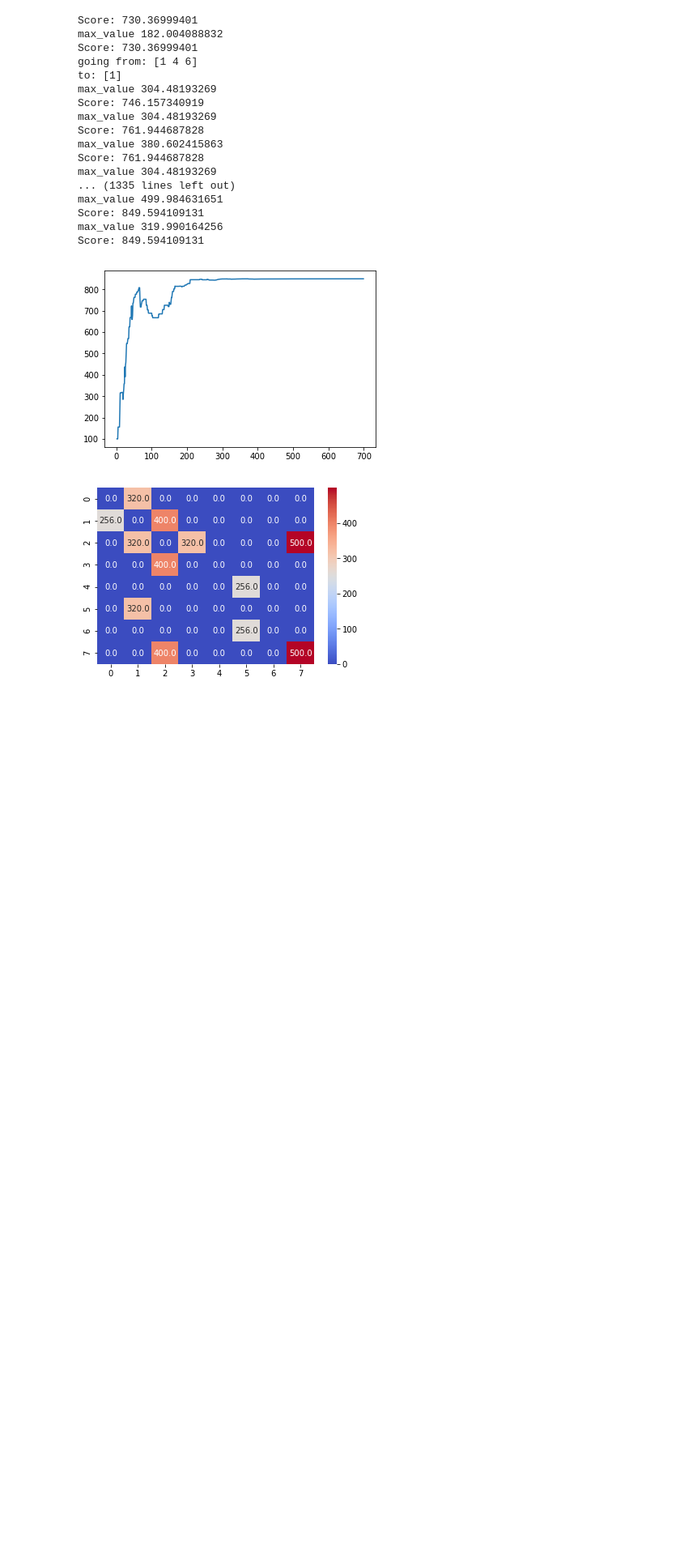
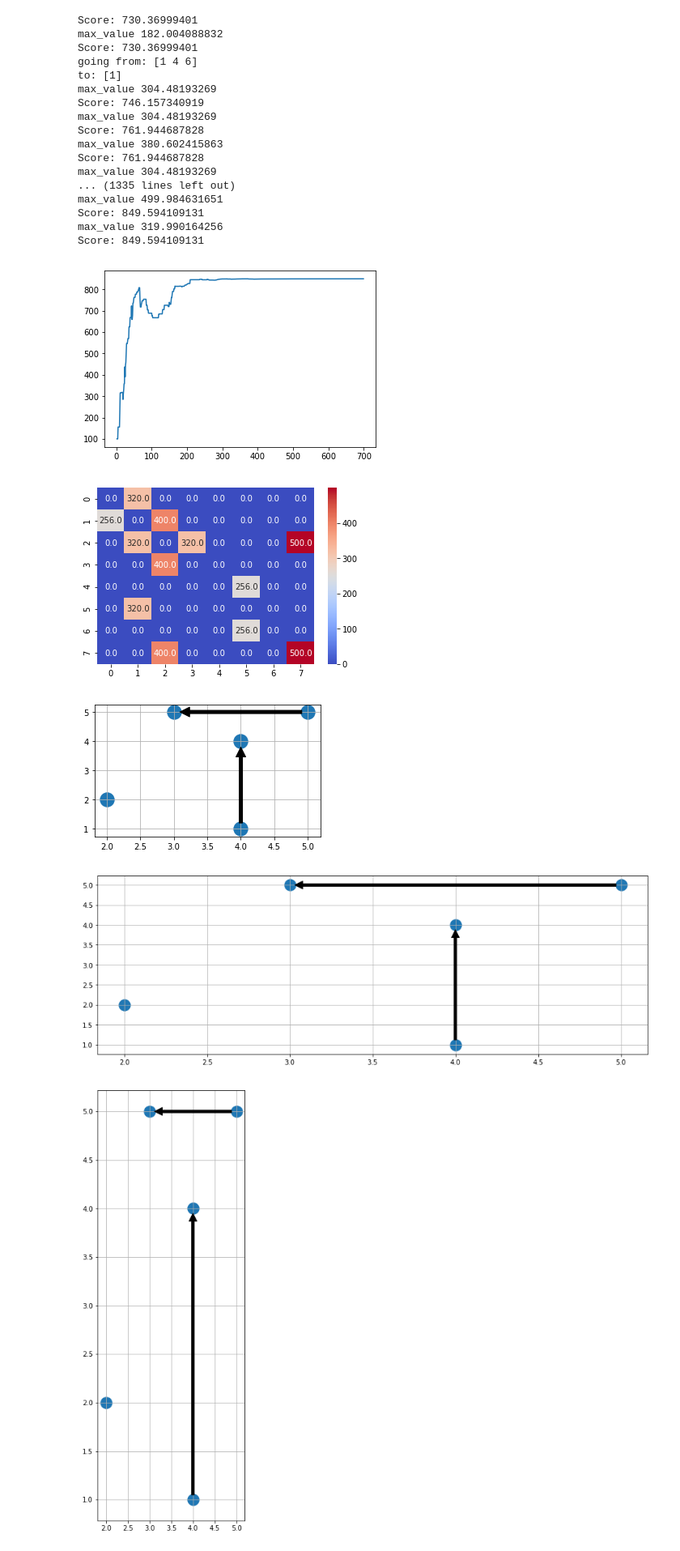
Before and after one commit to ciortanmadalina/reinforcement-learning-ai-course, a Jupyter notebook: beehive-tutorial.ipynb, the cells around one changed output. Shown at 81% size. Saved outputs shown, nothing was run; the diff lists cells and outputs as text; code cells hidden in the pictures; blank space fills up the shorter version.

```diff
--- a/beehive-tutorial.ipynb
+++ b/beehive-tutorial.ipynb
@@ -431,3 +432,25 @@ Score: 849.594109131
 sns.heatmap(Q,  cmap='coolwarm', annot=True, fmt=".1f");
 # %% [output]
 [figure]
+# %%
+for siz in [(5,3), (15,5), (4,12)]:
+    fig = plt.figure(figsize=siz) # create figure
+
+    # set circleSize and plot
+    circleSize = 300 # in points²
+    plt.scatter([2,4,3,4,5],[2,1,5,4,5], s=circleSize)
+
+    figSize = (fig.get_figwidth(),fig.get_figheight()) # in inches
+    axSize = (plt.xlim()[1]-plt.xlim()[0],plt.ylim()[1]-plt.ylim()[0]) # in 'axis units'
+    circleRadius = math.sqrt(circleSize/math.pi) # in points (dots)
+    circleRadius /= fig.dpi # in inches
+    circleHOffset = circleRadius * (axSize[0]/figSize[0]) # inch * (axis/inch) -> axis
+    circleVOffset = circleRadius * (axSize[1]/figSize[1]) # inch * (axis/inch) -> axis
+
+    plt.annotate('',xy=(3+circleHOffset,5),xytext=(5-circleHOffset,5), arrowprops=dict(facecolor='k'))
+    plt.annotate('',xy=(4,4-circleVOffset),xytext=(4,1+circleVOffset), arrowprops=dict(facecolor='k'))
+    plt.grid()
+# %% [output]
+[figure, added]
+[figure, added]
+[figure, added]
```
Also changed, not shown: parts of 1 cell of this notebook, 3 other files.
